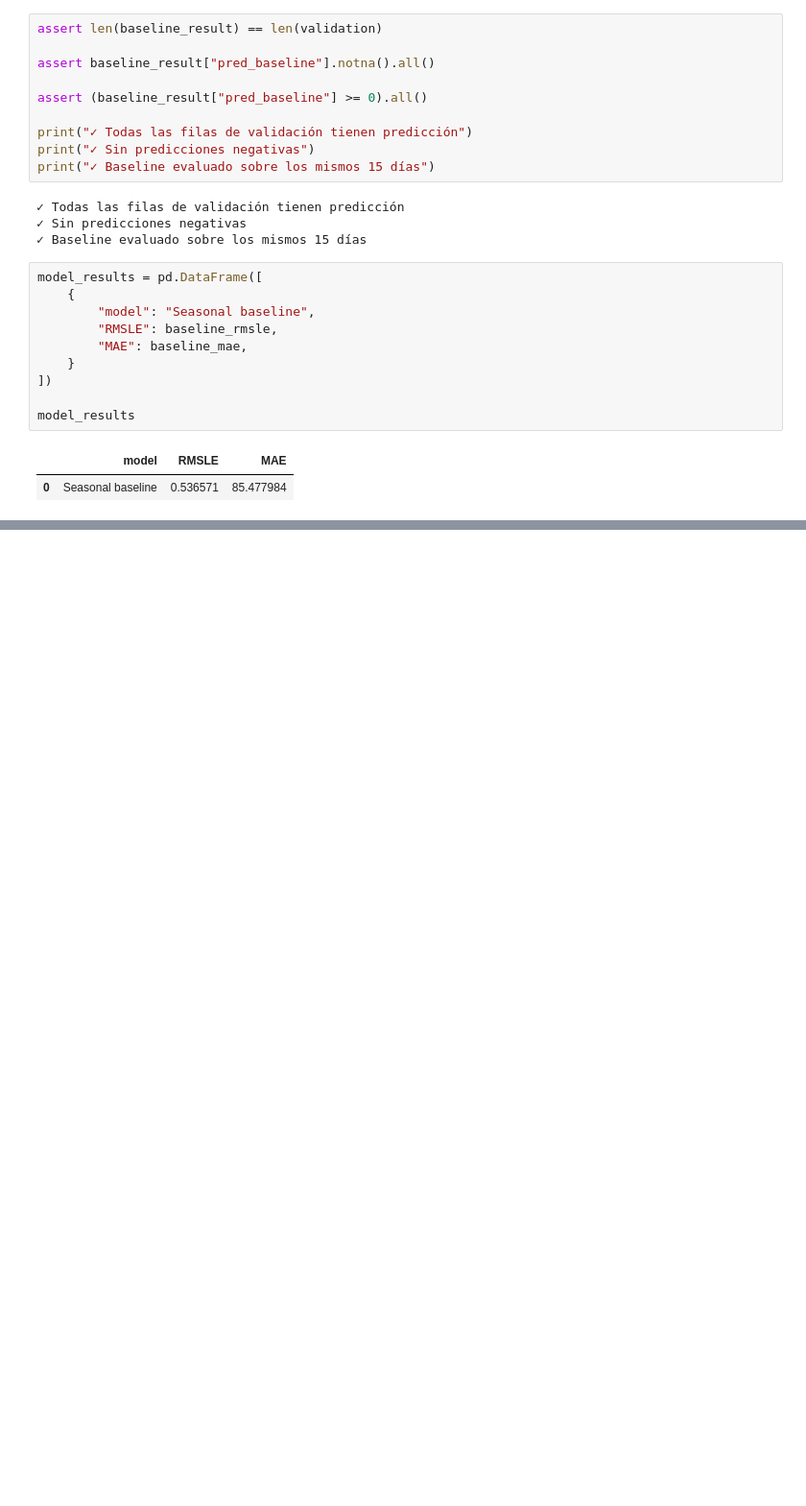
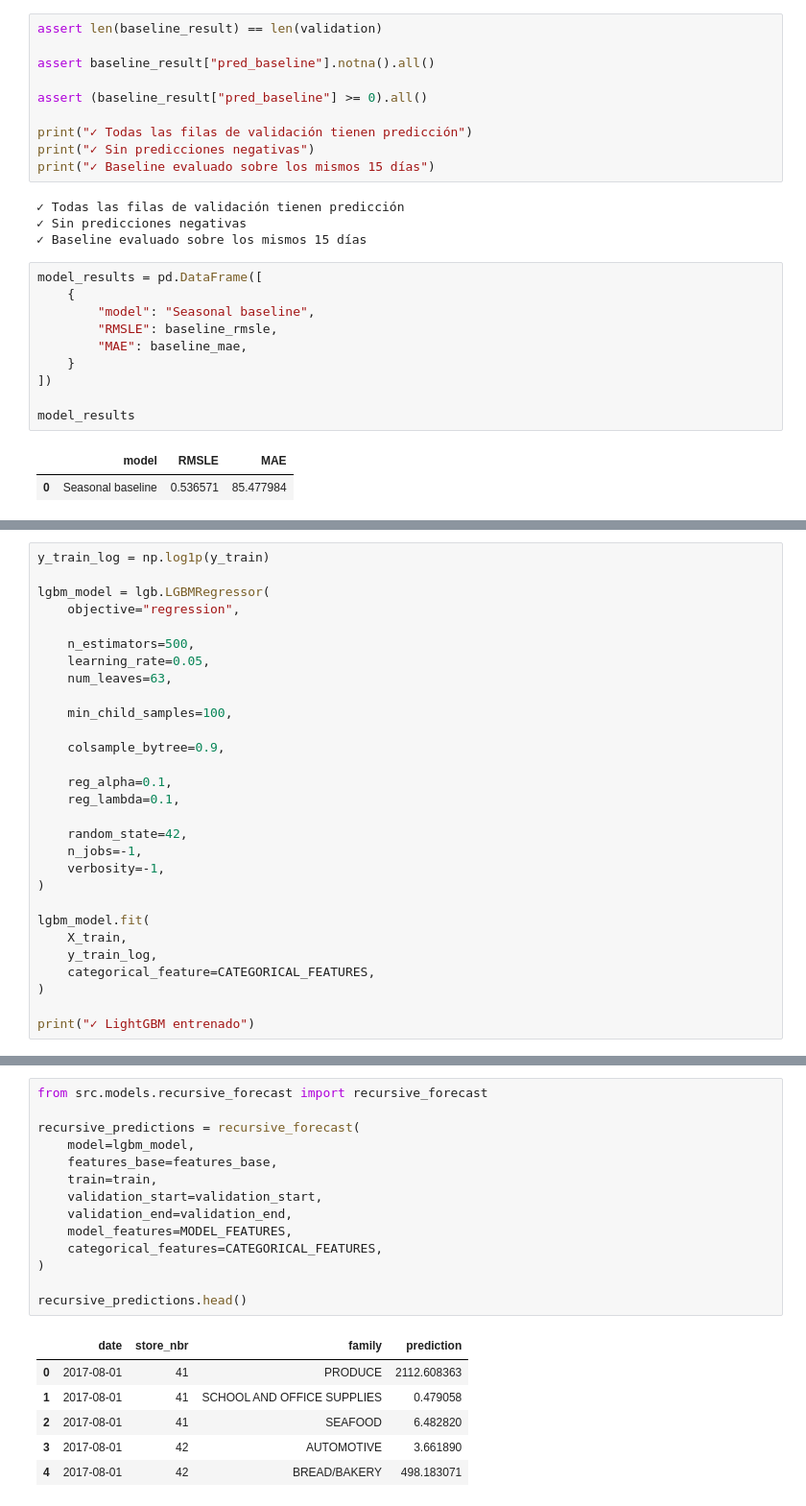
Before and after one commit to moiseslobayza/bekantor-demand-intelligence, a Jupyter notebook: notebooks/05_modeling.ipynb, the cells around one changed output, grey strips where cells are left out. Shown at 96% size. Cells and saved outputs as stored; diff of their text form; blank space fills up the shorter version.

```diff
--- a/notebooks/05_modeling.ipynb
+++ b/notebooks/05_modeling.ipynb
@@ -452,0 +593,29 @@ model_results
+# %%
+y_train_log = np.log1p(y_train)
+
+lgbm_model = lgb.LGBMRegressor(
+    objective="regression",
+
+    n_estimators=500,
+    learning_rate=0.05,
+    num_leaves=63,
+
+    min_child_samples=100,
+
+    colsample_bytree=0.9,
+
+    reg_alpha=0.1,
+    reg_lambda=0.1,
+
+    random_state=42,
+    n_jobs=-1,
+    verbosity=-1,
+)
+
+lgbm_model.fit(
+    X_train,
+    y_train_log,
+    categorical_feature=CATEGORICAL_FEATURES,
+)
+
+print("✓ LightGBM entrenado")
@@ -452,0 +635,21 @@ model_results
+# %%
+from src.models.recursive_forecast import recursive_forecast
+
+recursive_predictions = recursive_forecast(
+    model=lgbm_model,
+    features_base=features_base,
+    train=train,
+    validation_start=validation_start,
+    validation_end=validation_end,
+    model_features=MODEL_FEATURES,
+    categorical_features=CATEGORICAL_FEATURES,
+)
+
+recursive_predictions.head()
+# %% [output]
+|  | date | store_nbr | family | prediction |
+| 0 | 2017-08-01 | 41 | PRODUCE | 2112.608363 |
+| 1 | 2017-08-01 | 41 | SCHOOL AND OFFICE SUPPLIES | 0.479058 |
+| 2 | 2017-08-01 | 41 | SEAFOOD | 6.482820 |
+| 3 | 2017-08-01 | 42 | AUTOMOTIVE | 3.661890 |
+| 4 | 2017-08-01 | 42 | BREAD/BAKERY | 498.183071 |
```
Also changed, not shown: parts of 12 cells of this notebook, 2 other files.
